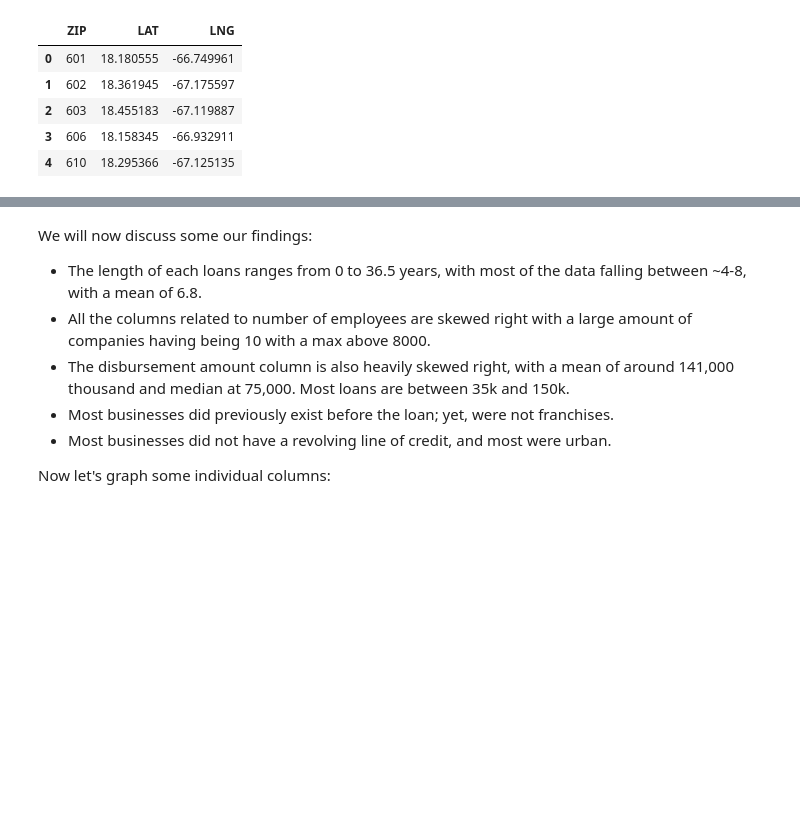
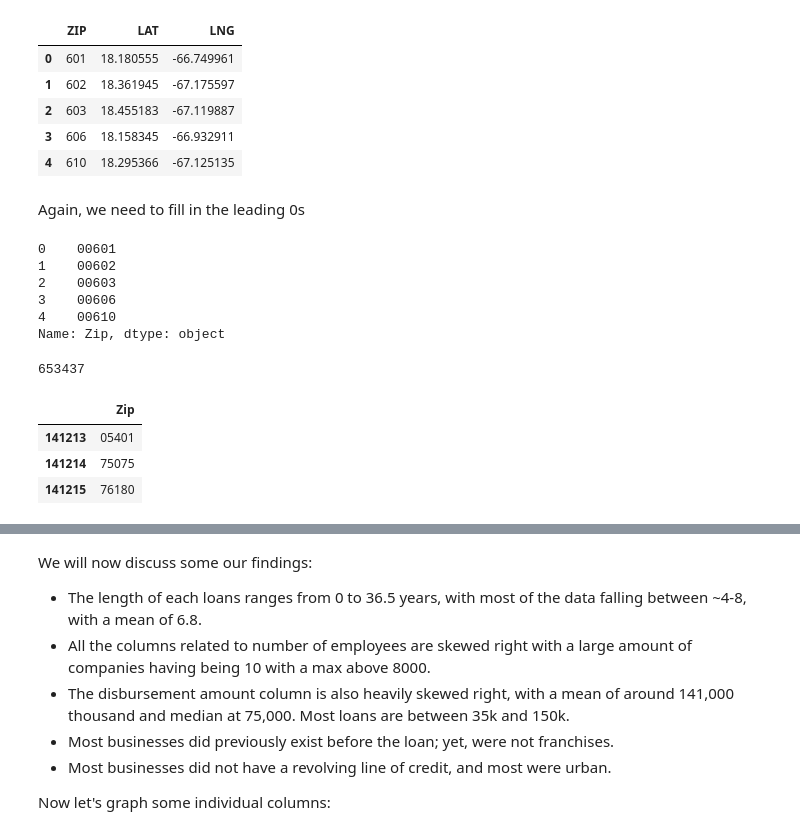
Before and after one commit to joshuaedelstein15/Loan_default, a Jupyter notebook: notebook.ipynb, the cells around one changed output, grey strips where cells are left out. Saved outputs shown, nothing was run; the diff lists cells and outputs as text; code cells hidden in the pictures; blank space fills up the shorter version.

```diff
--- a/notebook.ipynb
+++ b/notebook.ipynb
@@ -668,3 +671,35 @@ zip_df.head()
 | 2 | 603 | 18.455183 | -67.119887 |
 | 3 | 606 | 18.158345 | -66.932911 |
 | 4 | 610 | 18.295366 | -67.125135 |
+# %% [markdown]
+Again, we need to fill in the leading 0s
+# %%
+#fill leading spaces with 0s
+all_zip_df['ZIP'] = all_zip_df['ZIP'].astype(str).str.zfill(5)
+
+#rename column for easier join
+all_zip_df.rename(columns={'ZIP':'Zip'}, inplace=True)
+
+#preview
+all_zip_df.Zip.head()
+# %% [output]
+0    00601
+1    00602
+2    00603
+3    00606
+4    00610
+Name: Zip, dtype: object
+# %%
+#create df with only our zipcodes
+our_zip_df = eda_df[['Zip']]
+#fill leading zeros
+our_zip_df.Zip = our_zip_df.Zip.str.zfill(5)
+#preview
+print(len(our_zip_df))
+our_zip_df[141213:141216]
+# %% [output]
+653437
+|  | Zip |
+| 141213 | 05401 |
+| 141214 | 75075 |
+| 141215 | 76180 |
```
Also changed, not shown: parts of 30 cells of this notebook.
